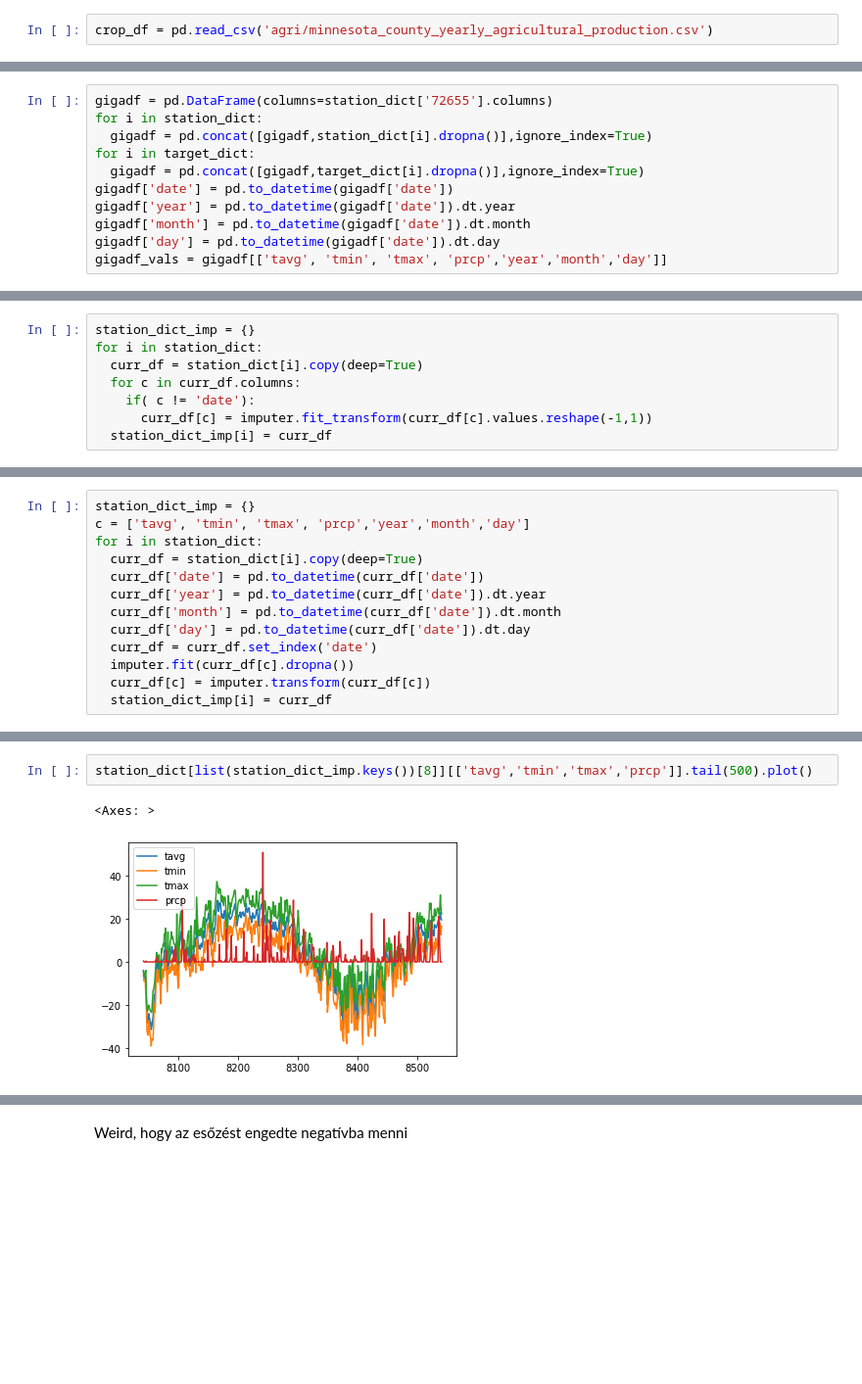
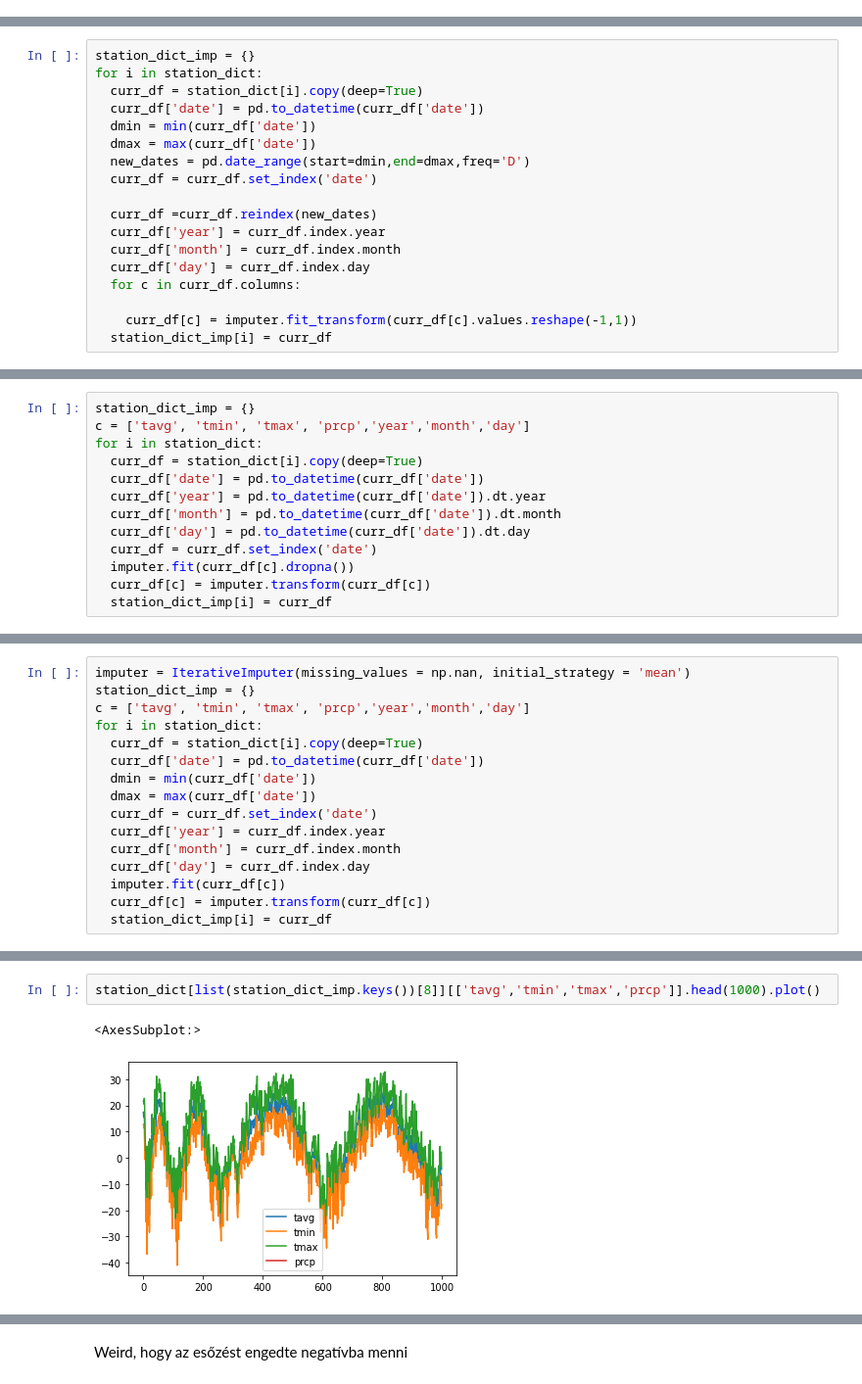
Before and after one commit to danFjs/QuantCh, a Jupyter notebook: Qualifier_sandbox.ipynb, the cells around one changed output, grey strips where cells are left out. Shown at 98% size. Drawn from its saved outputs; the diff is of its cells as text; blank space fills up the shorter version.

```diff
--- a/JOebiden.ipynb
+++ b/Qualifier_sandbox.ipynb
@@ -206,7 +175,5 @@ counties_gds.plot(ax=ax,color="red")
 # %% [markdown]
 ## Datatypes
-# %%
-crop_df = pd.read_csv('agri/minnesota_county_yearly_agricultural_production.csv')
 # %%
 pd.unique(crop_df['Commodity'])
 # %% [output]
@@ -519,17 +448,6 @@ gigadf_vals = gigadf[['tavg', 'tmin', 'tmax', 'prcp','year','month','day']]
 ## extended gigadf
 # %% [markdown]
 The main idea is to use all available data to impute weatherdata to a certain extent
-# %%
-gigadf = pd.DataFrame(columns=station_dict['72655'].columns)
-for i in station_dict:
-  gigadf = pd.concat([gigadf,station_dict[i].dropna()],ignore_index=True)
-for i in target_dict:
-  gigadf = pd.concat([gigadf,target_dict[i].dropna()],ignore_index=True)
-gigadf['date'] = pd.to_datetime(gigadf['date'])
-gigadf['year'] = pd.to_datetime(gigadf['date']).dt.year
-gigadf['month'] = pd.to_datetime(gigadf['date']).dt.month
-gigadf['day'] = pd.to_datetime(gigadf['date']).dt.day
-gigadf_vals = gigadf[['tavg', 'tmin', 'tmax', 'prcp','year','month','day']]
 # %%
 gigadf.size
 # %% [output]
@@ -552,9 +470,19 @@ Goes trough all data and imputes it in a simple way
 station_dict_imp = {}
 for i in station_dict:
   curr_df = station_dict[i].copy(deep=True)
+  curr_df['date'] = pd.to_datetime(curr_df['date'])
+  dmin = min(curr_df['date'])
+  dmax = max(curr_df['date'])
+  new_dates = pd.date_range(start=dmin,end=dmax,freq='D')
+  curr_df = curr_df.set_index('date')
+
+  curr_df =curr_df.reindex(new_dates)
+  curr_df['year'] = curr_df.index.year
+  curr_df['month'] = curr_df.index.month
+  curr_df['day'] = curr_df.index.day
   for c in curr_df.columns:
-    if( c != 'date'):
-      curr_df[c] = imputer.fit_transform(curr_df[c].values.reshape(-1,1))
+
+    curr_df[c] = imputer.fit_transform(curr_df[c].values.reshape(-1,1))
   station_dict_imp[i] = curr_df
 # %%
 station_dict_imp['72655']
@@ -777,0 +707,16 @@ for i in station_dict:
+# %%
+imputer = IterativeImputer(missing_values = np.nan, initial_strategy = 'mean')
+station_dict_imp = {}
+c = ['tavg', 'tmin', 'tmax', 'prcp','year','month','day']
+for i in station_dict:
+  curr_df = station_dict[i].copy(deep=True)
+  curr_df['date'] = pd.to_datetime(curr_df['date'])
+  dmin = min(curr_df['date'])
+  dmax = max(curr_df['date'])
+  curr_df = curr_df.set_index('date')
+  curr_df['year'] = curr_df.index.year
+  curr_df['month'] = curr_df.index.month
+  curr_df['day'] = curr_df.index.day
+  imputer.fit(curr_df[c])
+  curr_df[c] = imputer.transform(curr_df[c])
+  station_dict_imp[i] = curr_df
@@ -778,6 +753,6 @@ for i in station_dict:
 # %%
-station_dict[list(station_dict_imp.keys())[8]][['tavg','tmin','tmax','prcp']].tail(500).plot()
+station_dict[list(station_dict_imp.keys())[8]][['tavg','tmin','tmax','prcp']].head(1000).plot()
 # %% [output]
-<Axes: >
+<AxesSubplot:>
-[figure, old version]
+[figure, new version]
 # %%
```
Also changed, not shown: parts of 72 cells of this notebook, 5 other files.
